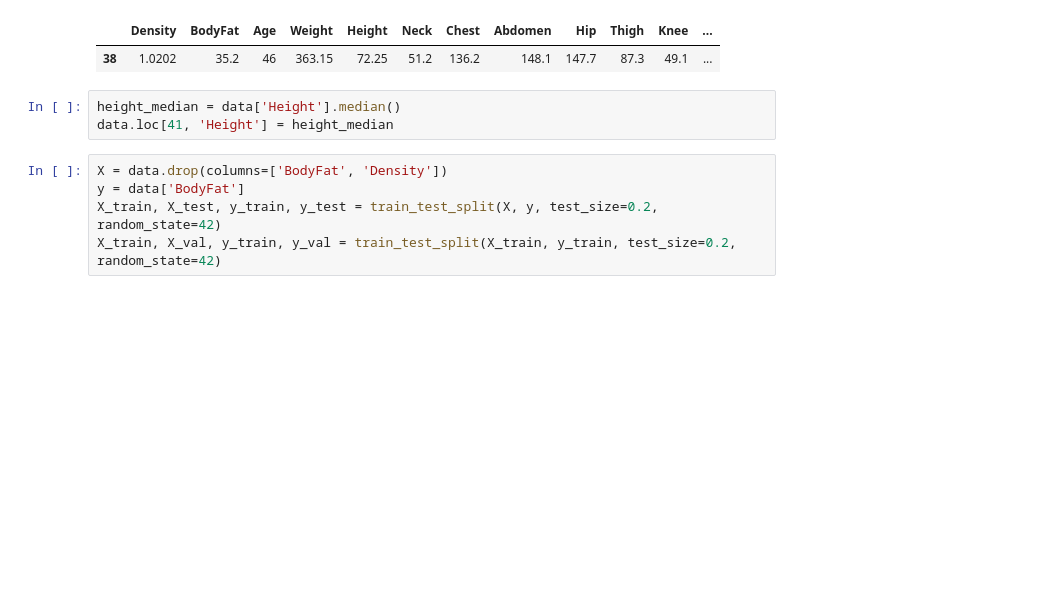
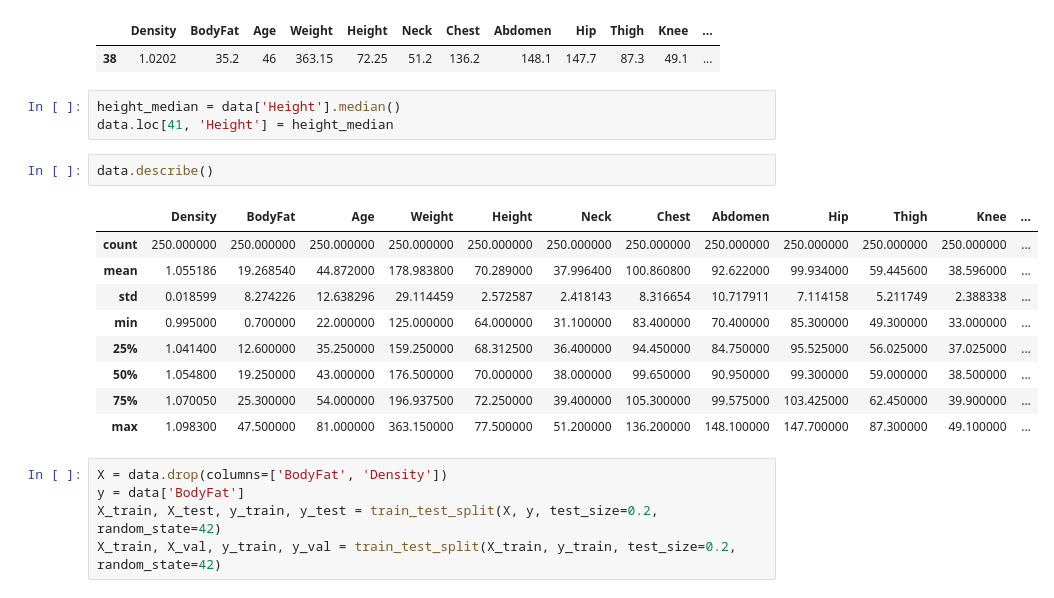
Before and after one commit to Ahmed-Ayari/BodyFat_Prediction, a Jupyter notebook: ML/notebooks/notebook.ipynb, the cells around one changed output. Drawn from its saved outputs; the diff is of its cells as text; blank space fills up the shorter version.

```diff
--- a/ML/notebooks/notebook.ipynb
+++ b/ML/notebooks/notebook.ipynb
@@ -115,6 +122,18 @@ data[data['Weight'] > 300]
 # %%
 height_median = data['Height'].median()
 data.loc[41, 'Height'] = height_median
+# %%
+data.describe()
+# %% [output]
+|  | Density | BodyFat | Age | Weight | Height | Neck | Chest | Abdomen | Hip | Thigh | Knee | ... |
+| count | 250.000000 | 250.000000 | 250.000000 | 250.000000 | 250.000000 | 250.000000 | 250.000000 | 250.000000 | 250.000000 | 250.000000 | 250.000000 | ... |
+| mean | 1.055186 | 19.268540 | 44.872000 | 178.983800 | 70.289000 | 37.996400 | 100.860800 | 92.622000 | 99.934000 | 59.445600 | 38.596000 | ... |
+| std | 0.018599 | 8.274226 | 12.638296 | 29.114459 | 2.572587 | 2.418143 | 8.316654 | 10.717911 | 7.114158 | 5.211749 | 2.388338 | ... |
+| min | 0.995000 | 0.700000 | 22.000000 | 125.000000 | 64.000000 | 31.100000 | 83.400000 | 70.400000 | 85.300000 | 49.300000 | 33.000000 | ... |
+| 25% | 1.041400 | 12.600000 | 35.250000 | 159.250000 | 68.312500 | 36.400000 | 94.450000 | 84.750000 | 95.525000 | 56.025000 | 37.025000 | ... |
+| 50% | 1.054800 | 19.250000 | 43.000000 | 176.500000 | 70.000000 | 38.000000 | 99.650000 | 90.950000 | 99.300000 | 59.000000 | 38.500000 | ... |
+| 75% | 1.070050 | 25.300000 | 54.000000 | 196.937500 | 72.250000 | 39.400000 | 105.300000 | 99.575000 | 103.425000 | 62.450000 | 39.900000 | ... |
+| max | 1.098300 | 47.500000 | 81.000000 | 363.150000 | 77.500000 | 51.200000 | 136.200000 | 148.100000 | 147.700000 | 87.300000 | 49.100000 | ... |
 # %%
 X = data.drop(columns=['BodyFat', 'Density'])
 y = data['BodyFat']
```
Also changed, not shown: parts of 8 cells of this notebook, 5 other files.
